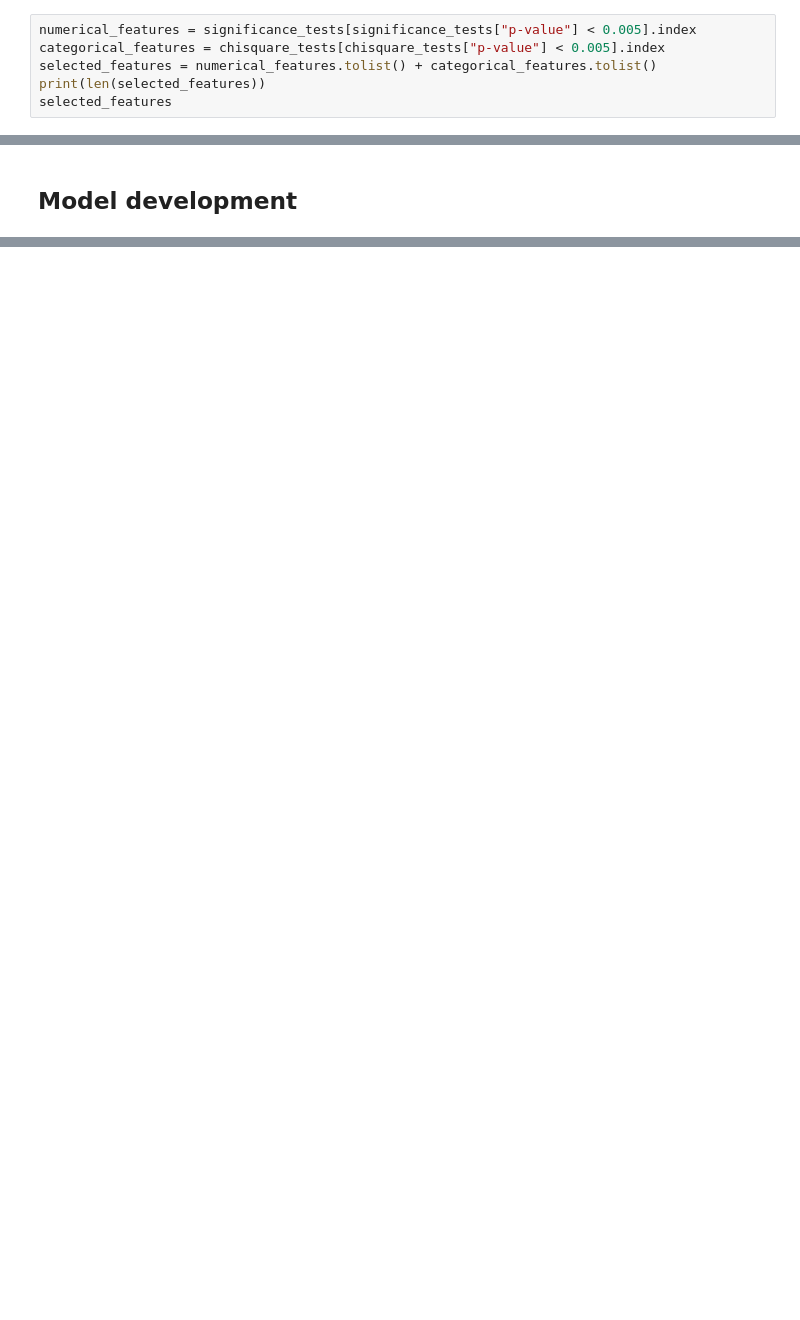
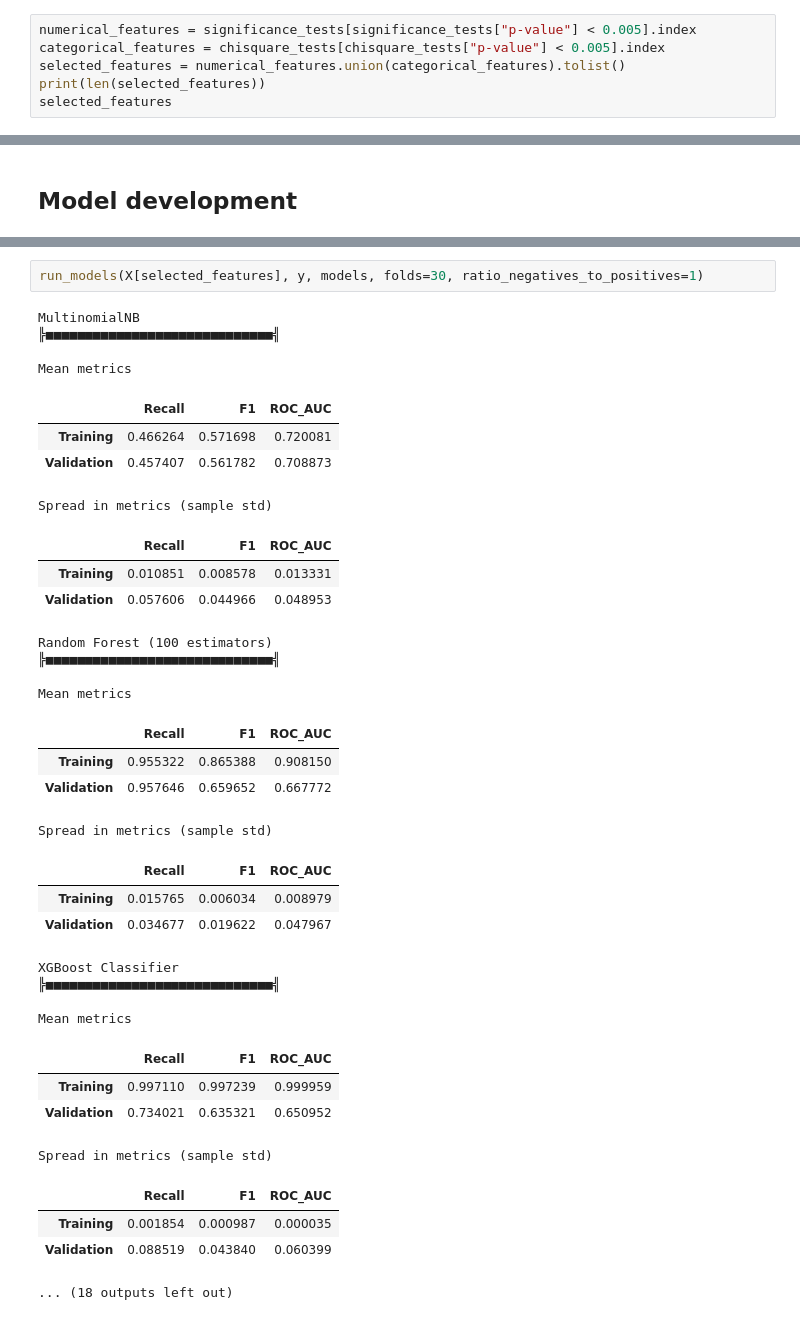
Before and after one commit to Sir-Slade/covid_prediction_project, a Jupyter notebook: PredictorExperimentsClean.ipynb, the cells around one changed output, grey strips where cells are left out. Drawn from its saved outputs; the diff is of its cells as text; blank space fills up the shorter version.

```diff
--- a/PredictorExperimentsClean.ipynb
+++ b/PredictorExperimentsClean.ipynb
@@ -371,7 +392,7 @@ chisquare_tests.style.apply(highlight_max)
 # %%
 numerical_features = significance_tests[significance_tests["p-value"] < 0.005].index
 categorical_features = chisquare_tests[chisquare_tests["p-value"] < 0.005].index
-selected_features = numerical_features.tolist() + categorical_features.tolist()
+selected_features = numerical_features.union(categorical_features).tolist()
 print(len(selected_features))
 selected_features
 # %% [output]
@@ -414,0 +466,37 @@ We definetley need another set, even though using the cross validation for data
+# %%
+run_models(X[selected_features], y, models, folds=30, ratio_negatives_to_positives=1)
+# %% [output]
+MultinomialNB
+╠■■■■■■■■■■■■■■■■■■■■■■■■■■■■■╣
+
+Mean metrics
+|  | Recall | F1 | ROC_AUC |
+| Training | 0.466264 | 0.571698 | 0.720081 |
+| Validation | 0.457407 | 0.561782 | 0.708873 |
+Spread in metrics (sample std)
+|  | Recall | F1 | ROC_AUC |
+| Training | 0.010851 | 0.008578 | 0.013331 |
+| Validation | 0.057606 | 0.044966 | 0.048953 |
+Random Forest (100 estimators)
+╠■■■■■■■■■■■■■■■■■■■■■■■■■■■■■╣
+
+Mean metrics
+|  | Recall | F1 | ROC_AUC |
+| Training | 0.955322 | 0.865388 | 0.908150 |
+| Validation | 0.957646 | 0.659652 | 0.667772 |
+Spread in metrics (sample std)
+|  | Recall | F1 | ROC_AUC |
+| Training | 0.015765 | 0.006034 | 0.008979 |
+| Validation | 0.034677 | 0.019622 | 0.047967 |
+XGBoost Classifier
+╠■■■■■■■■■■■■■■■■■■■■■■■■■■■■■╣
+
+Mean metrics
+|  | Recall | F1 | ROC_AUC |
+| Training | 0.997110 | 0.997239 | 0.999959 |
+| Validation | 0.734021 | 0.635321 | 0.650952 |
+Spread in metrics (sample std)
+|  | Recall | F1 | ROC_AUC |
+| Training | 0.001854 | 0.000987 | 0.000035 |
+| Validation | 0.088519 | 0.043840 | 0.060399 |
+... (18 outputs left out)
```
Also changed, not shown: parts of 14 cells of this notebook, 1 other file.
